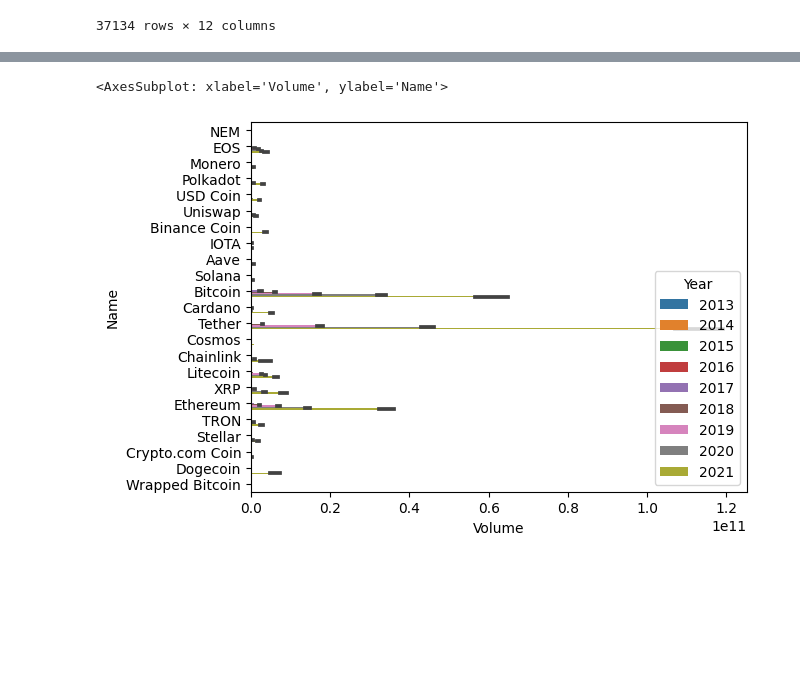
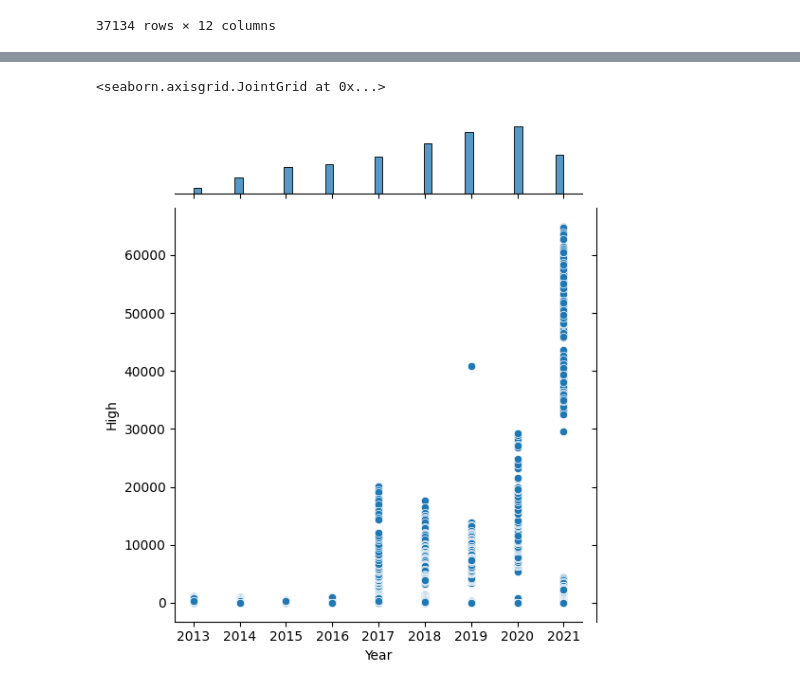
Before and after one commit to crypt0kitik/Introduction-to-Data-Analytics, a Jupyter notebook: Homework sets/SET 2/Cryptocurrency Historical Prices /Data Analytics Notebook Crypto.ipynb, the cells around one changed output, grey strips where cells are left out. Saved outputs shown, nothing was run; the diff lists cells and outputs as text; code cells hidden in the pictures; blank space fills up the shorter version.

```diff
--- a/Homework sets/SET 2/Cryptocurrency Historical Prices /Data Analytics Notebook Crypto.ipynb
+++ b/Homework sets/SET 2/Cryptocurrency Historical Prices /Data Analytics Notebook Crypto.ipynb
@@ -158,6 +139,5 @@ sns.barplot(x='Volume', y='Name', data=df)
-# %%
-# we could see
-sns.barplot(x='Volume', y='Name', data=df, hue='Year')
-# %% [output]
-<AxesSubplot: xlabel='Volume', ylabel='Name'>
-[figure, removed]
+# %%
+sns.jointplot(x='Year', y='High', data=df)
+# %% [output]
+<seaborn.axisgrid.JointGrid at 0x...>
+[figure, added]
```
Also changed, not shown: parts of 7 cells of this notebook.
